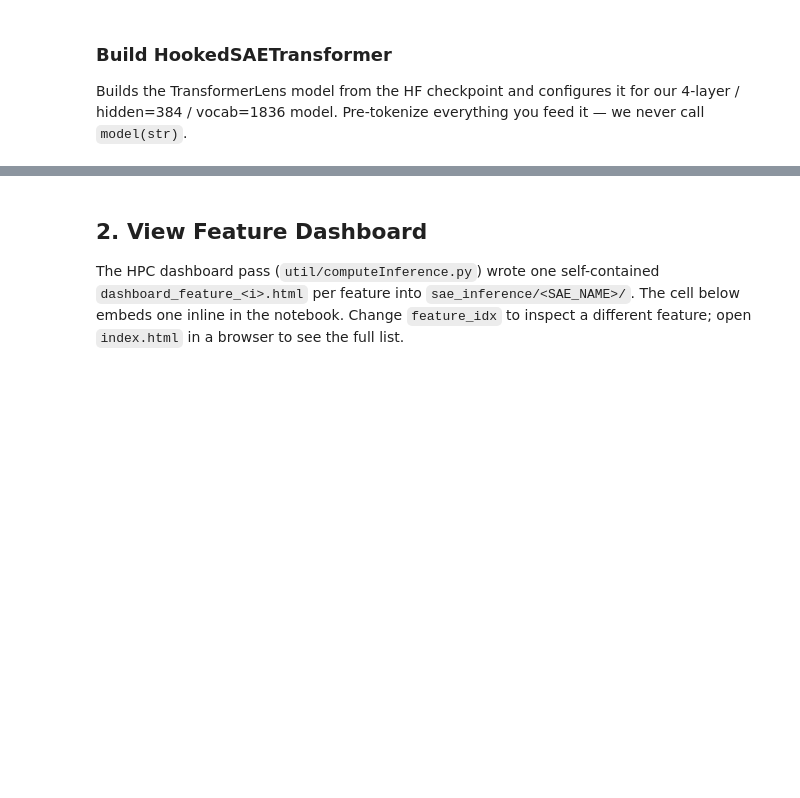
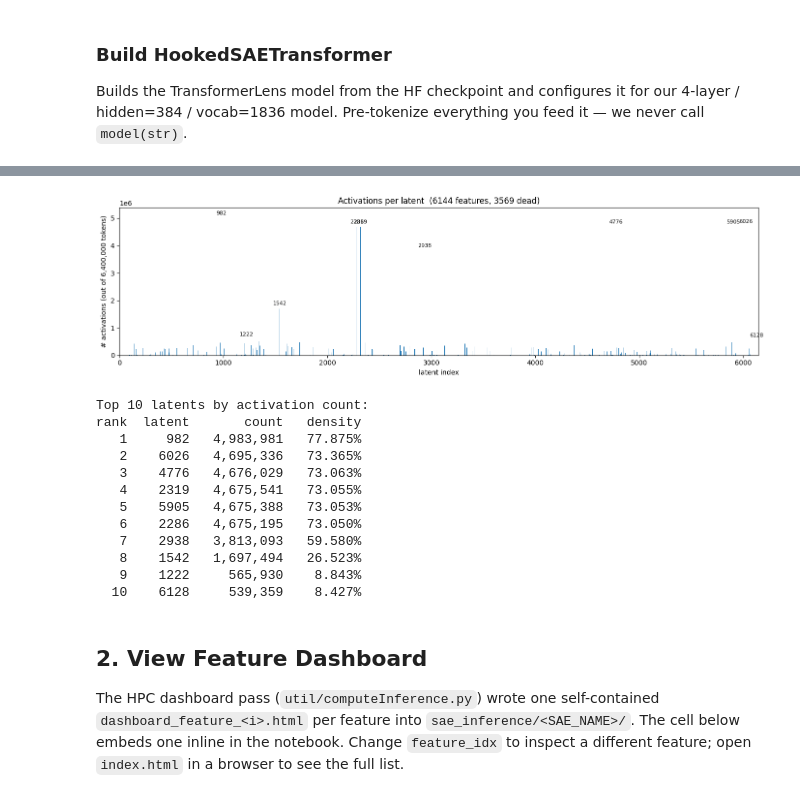
Before and after one commit to edwardF8/Interp_LM4, a Jupyter notebook: saes/featureBucketing.ipynb, the cells around one changed output, grey strips where cells are left out. Cells and saved outputs as stored; diff of their text form; code cells hidden in the pictures; blank space fills up the shorter version.

```diff
--- a/saes/featureBucketing.ipynb
+++ b/saes/featureBucketing.ipynb
@@ -131,3 +190,60 @@ print(f"d_sae = {sae.cfg.d_sae}, hook = {HOOK}")
+# %%
+import torch
+import matplotlib.pyplot as plt
+import numpy as np
+
+TOP_N = 10  # label the N most-active latents
+
+STATS_PATH = INFERENCE_DIR / "feature_stats.pt"
+
+if STATS_PATH.exists():
+    stats = torch.load(STATS_PATH, weights_only=False)
+    counts = stats["activation_count"].numpy()
+    n_total = stats["n_tokens"]
+
+    fig, ax = plt.subplots(figsize=(14, 4))
+    ax.bar(range(len(counts)), counts, width=1.0, linewidth=0)
+    ax.set_xlabel("latent index")
+    ax.set_ylabel(f"# activations (out of {n_total:,} tokens)")
+    ax.set_title(f"Activations per latent  ({sae.cfg.d_sae} features, {int((counts == 0).sum())} dead)")
+    ax.set_xlim(0, len(counts))
+
+    top_idx = np.argsort(counts)[-TOP_N:][::-1]
+    for idx in top_idx:
+        ax.annotate(
+            str(idx),
+            xy=(idx, counts[idx]),
+            xytext=(0, 4),
+            textcoords="offset points",
+            ha="center", va="bottom",
+            fontsize=8,
+        )
+    # Headroom so labels aren't clipped
+    ax.set_ylim(0, counts.max() * 1.08)
+
+    plt.tight_layout()
+    plt.show()
+
+    print(f"\nTop {TOP_N} latents by activation count:")
+    print(f"{'rank':>4}  {'latent':>6}  {'count':>10}  {'density':>8}")
+    for rank, idx in enumerate(top_idx, 1):
+        print(f"{rank:>4}  {idx:>6}  {counts[idx]:>10,}  {counts[idx]/n_total:>8.3%}")
+else:
+    print("⚠ feature_stats.pt missing. Run saes/runInference.py on the HPC, then rsync over.")
+# %% [output]
+[figure, added]
+Top 10 latents by activation count:
+rank  latent       count   density
+   1     982   4,983,981   77.875%
+   2    6026   4,695,336   73.365%
+   3    4776   4,676,029   73.063%
+   4    2319   4,675,541   73.055%
+   5    5905   4,675,388   73.053%
+   6    2286   4,675,195   73.050%
+   7    2938   3,813,093   59.580%
+   8    1542   1,697,494   26.523%
+   9    1222     565,930    8.843%
+  10    6128     539,359    8.427%
 # %% [markdown]
 ## 2. View Feature Dashboard
 
```
Also changed, not shown: parts of 14 cells of this notebook, 2 other files.
